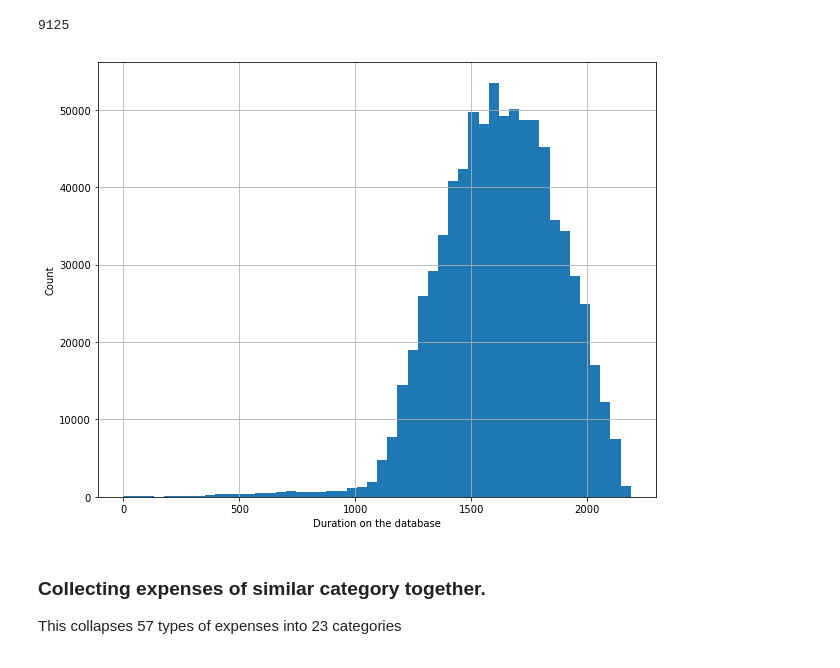
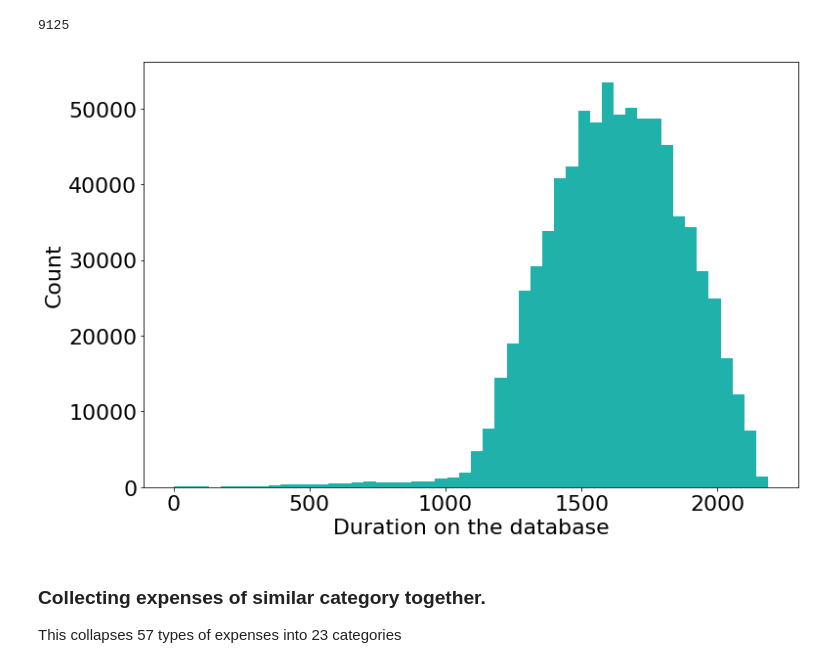
Before and after one commit to sanhitamj/elderly_fraud_detection, a Jupyter notebook: DataPipeline.ipynb, the cells around one changed output. Cells and saved outputs as stored; diff of their text form; code cells hidden in the pictures.

Commit message:
plots

```diff
--- a/DataPipeline.ipynb
+++ b/DataPipeline.ipynb
@@ -138,13 +138,17 @@ len(df['CasFil'].unique())
 # %% [output]
 9125
 # %%
-df['NumDays'].hist(bins=50, figsize=(10,8))
+
+
+plt.rcParams.update({'font.size': 22})
+
+df['NumDays'].hist(bins=50, figsize=(12,8), color = '#20B2AA', grid=False)
 plt.xlabel('Duration on the database')
 plt.ylabel('Count')
 plt.savefig('images/duration_hist.png')
 plt.show()
 # %% [output]
-[figure, old version]
+[figure, new version]
 # %%
 df.to_csv('expense.csv')
 # %%
```
Also changed, not shown: parts of 12 cells of this notebook, 13 other files.
